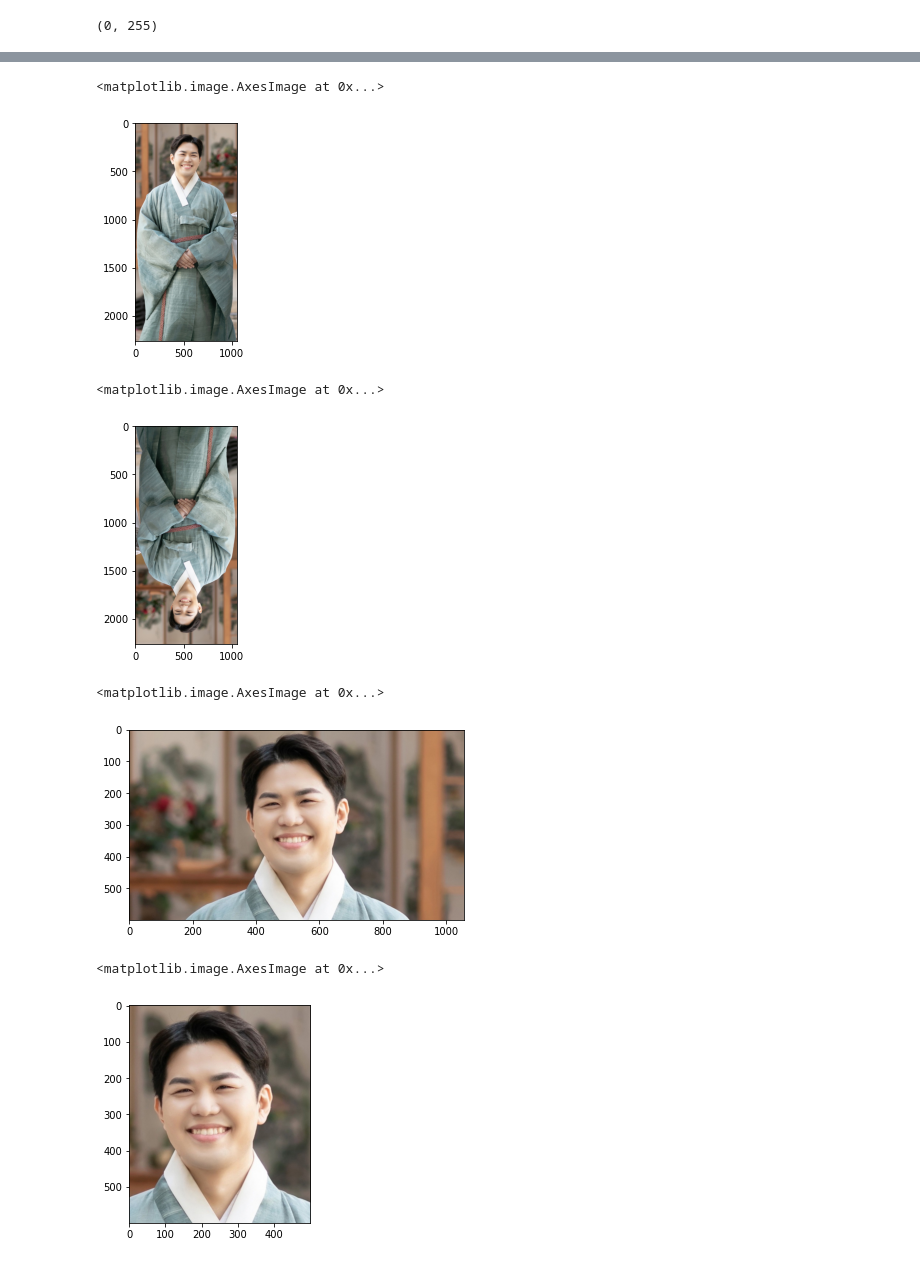
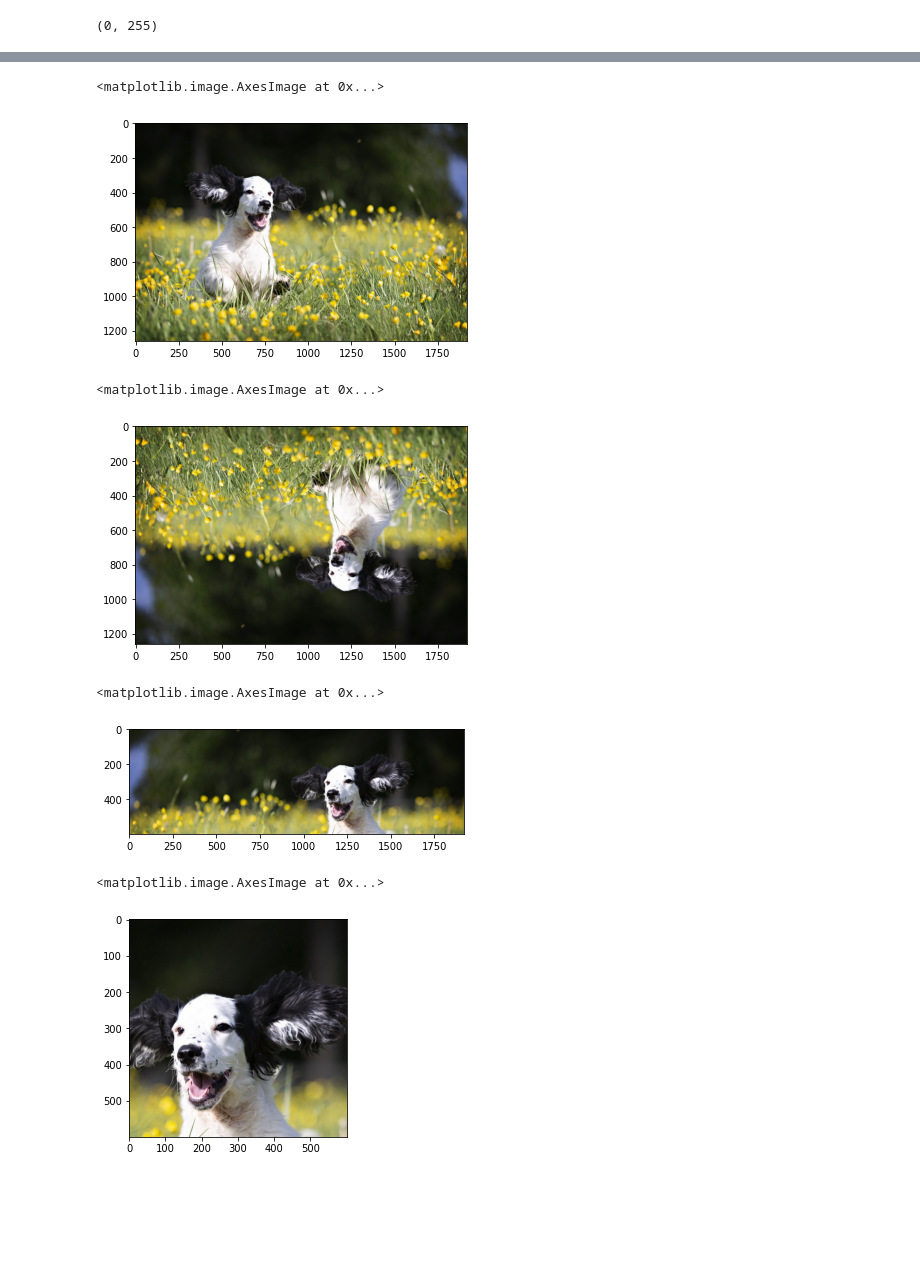
Before and after one commit to LIMSONA/30-, a Jupyter notebook: 2_2_MATPLOTLIB,PLOTY.ipynb, the cells around one changed output, grey strips where cells are left out. Saved outputs shown, nothing was run; the diff lists cells and outputs as text; code cells hidden in the pictures; blank space fills up the shorter version.

```diff
--- a/2_2_MATPLOTLIB,PLOTY.ipynb
+++ b/2_2_MATPLOTLIB,PLOTY.ipynb
@@ -461,7 +461,7 @@ from skimage import io
 # from cv2 (영상처리 알고리즘 많이 있음)
 import matplotlib.pyplot as plt
 # %%
-  kku = io.imread('3.JPG') # 이미지 불러오기
+  kku = io.imread('dog.jpg') # 이미지 불러오기
 # %%
 type(kku) #이미지타입
 # %% [output]
@@ -508,21 +508,21 @@ plt.imshow(kku[::-1]) #상하로 뒤집기
 plt.imshow(kku[:,::-1]) #w좌우로 뒤집기
 # %% [output]
 <matplotlib.image.AxesImage at 0x...>
-[figure, old version]
+[figure, new version]
 # %%
 plt.imshow(kku[::-1,:]) #상하좌우 뒤집기
 # %% [output]
 <matplotlib.image.AxesImage at 0x...>
-[figure, old version]
+[figure, new version]
 # %%
 plt.imshow(kku[100:700]) #부분만 잘라내기
 # %% [output]
 <matplotlib.image.AxesImage at 0x...>
-[figure, old version]
+[figure, new version]
 # %%
-plt.imshow(kku[100:700,300:800]) #y축, x축
+plt.imshow(kku[100:700,1000:1600]) #y축, x축
 # %% [output]
 <matplotlib.image.AxesImage at 0x...>
-[figure, old version]
+[figure, new version]
 # %%
 #6칸식 건너뛰기 -> 화질 깨짐(모자이크)
```
Also changed, not shown: parts of 9 cells of this notebook.
